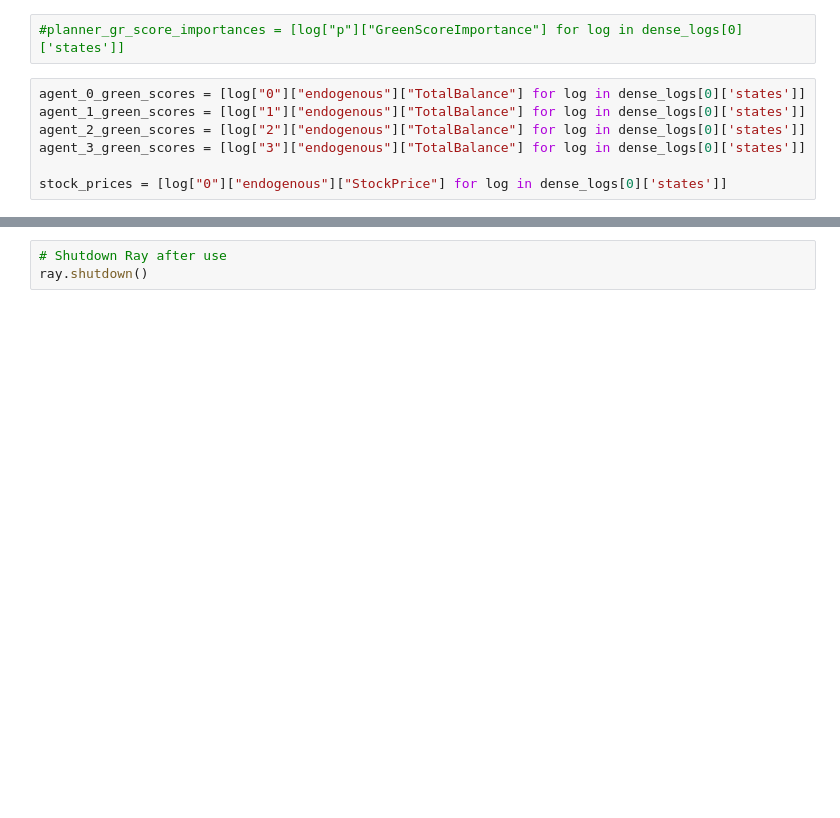
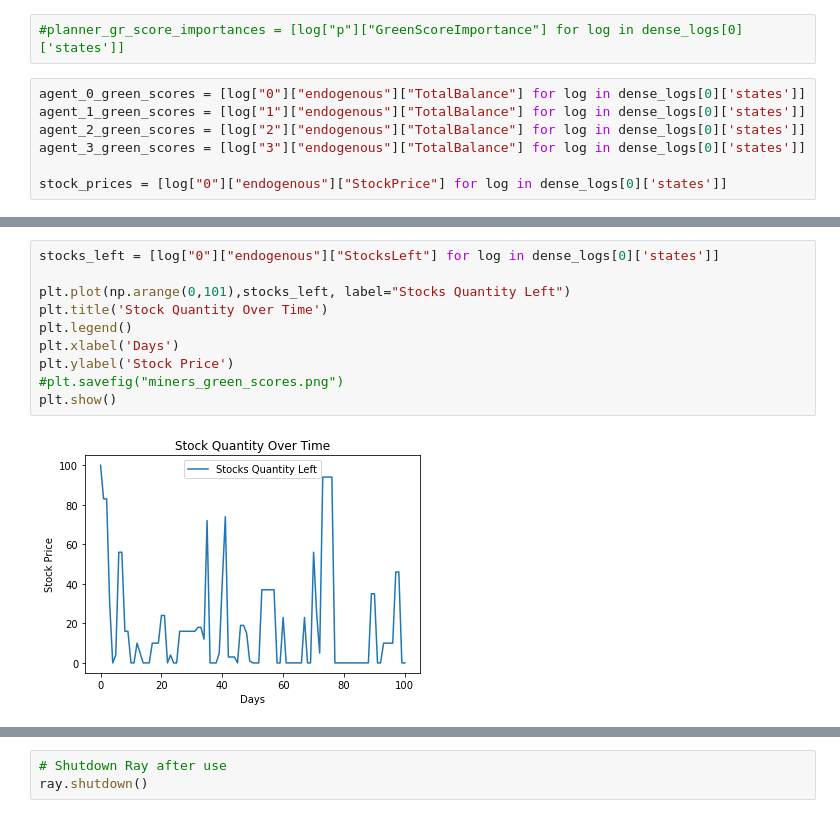
Before and after one commit to casperbroch/ai-economist, a Jupyter notebook: tutorials/stock_market_training_with_rllib.ipynb, the cells around one changed output, grey strips where cells are left out. Cells and saved outputs as stored; diff of their text form; blank space fills up the shorter version.

```diff
--- a/tutorials/stock_market_training_with_rllib.ipynb
+++ b/tutorials/stock_market_training_with_rllib.ipynb
@@ -289,0 +283,12 @@ plt.show()
+# %%
+stocks_left = [log["0"]["endogenous"]["StocksLeft"] for log in dense_logs[0]['states']]
+
+plt.plot(np.arange(0,101),stocks_left, label="Stocks Quantity Left")
+plt.title('Stock Quantity Over Time')
+plt.legend()
+plt.xlabel('Days')
+plt.ylabel('Stock Price')
+#plt.savefig("miners_green_scores.png")
+plt.show()
+# %% [output]
+[figure, added]
```
Also changed, not shown: parts of 11 cells of this notebook, 1 other file.
